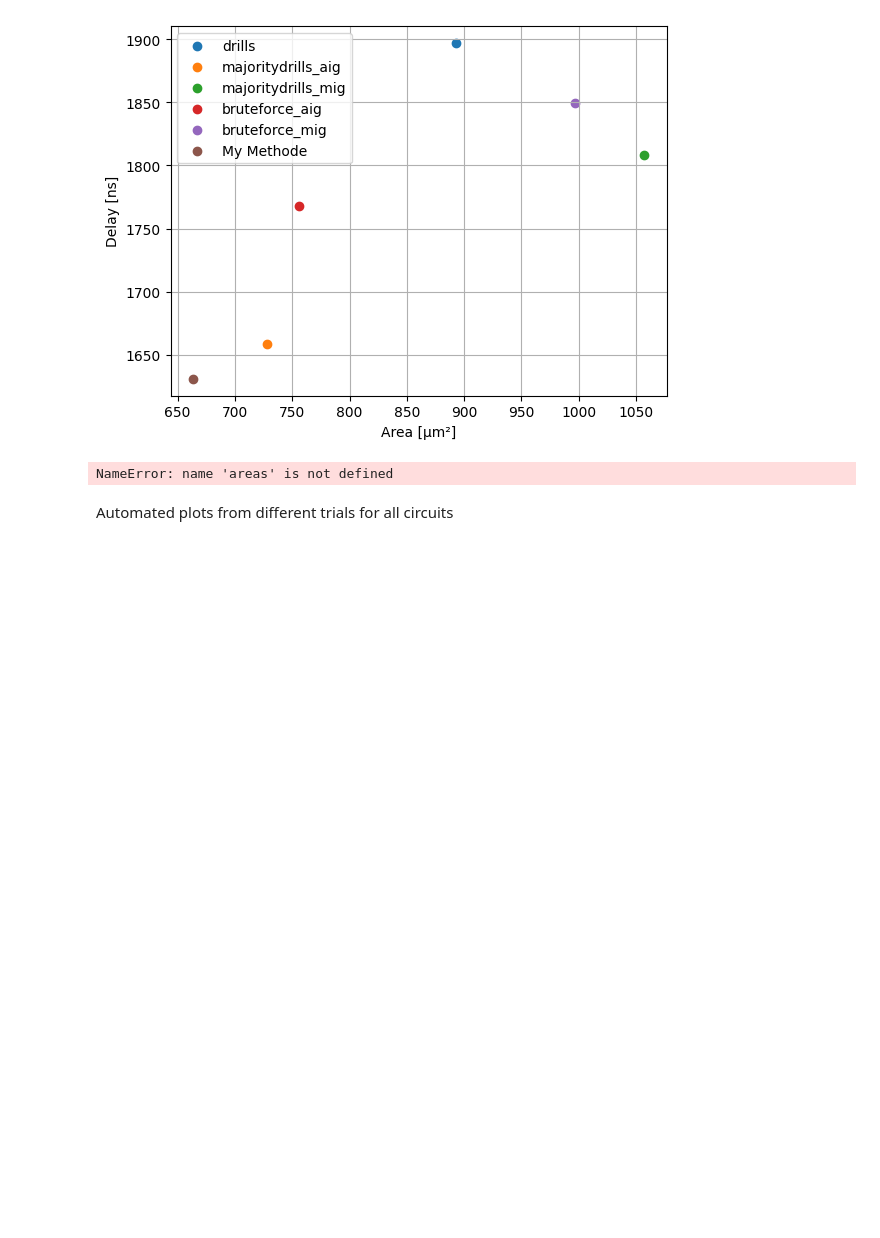
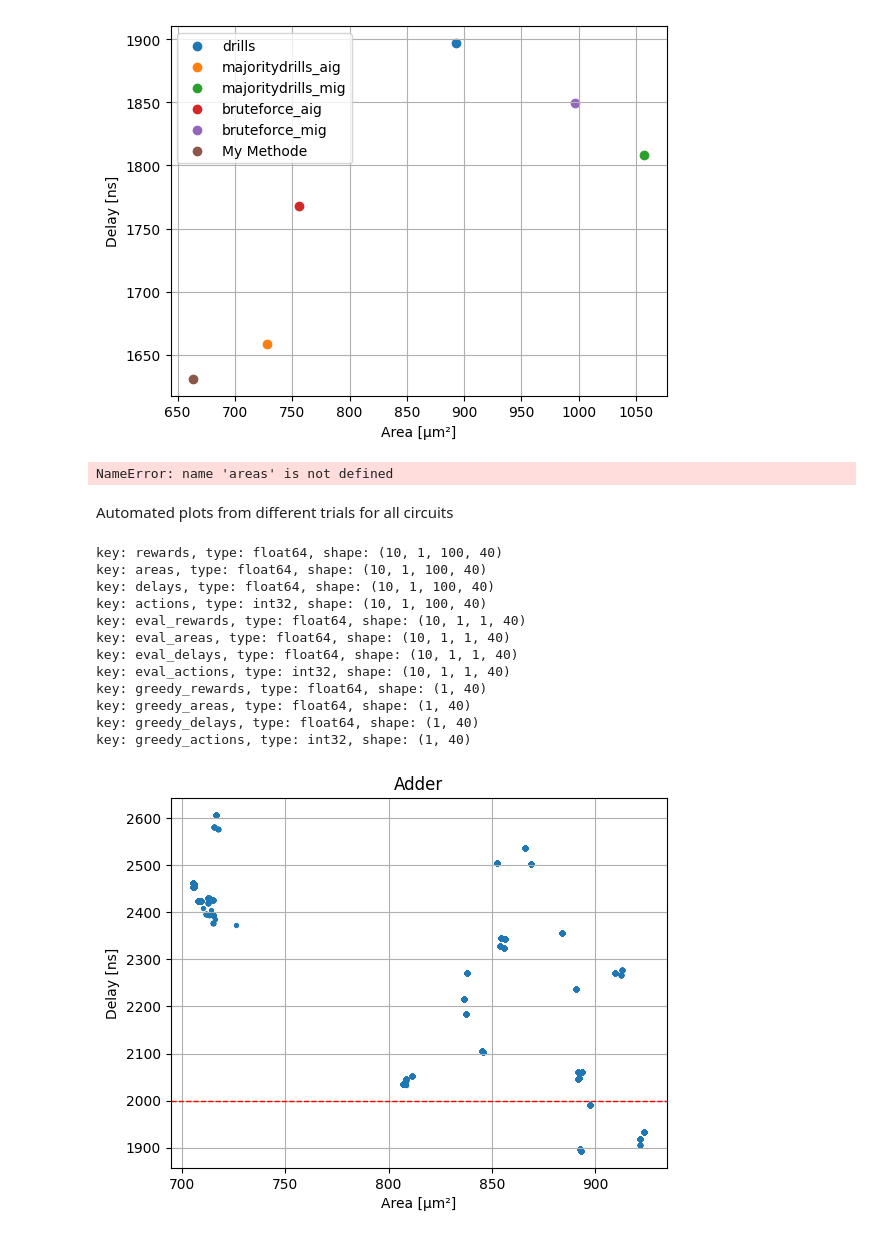
Before and after one commit to Kunzro/Reinforcement_Learning_for_Logic_Optimization, a Jupyter notebook: plots.ipynb, the cells around one changed output. Cells and saved outputs as stored; diff of their text form; code cells hidden in the pictures; blank space fills up the shorter version.

```diff
--- a/plots.ipynb
+++ b/plots.ipynb
@@ -255,2 +271,18 @@ def plot_results_for_circuit(previous_results, results_dirs, descriptions, exclu
     plt.show()
+# %%
+plot_result_space(results_dirs, ["basic_actions_gcn_lstm"], [], "adder")
+# %% [output]
+key: rewards, type: float64, shape: (10, 1, 100, 40)
+key: areas, type: float64, shape: (10, 1, 100, 40)
+key: delays, type: float64, shape: (10, 1, 100, 40)
+key: actions, type: int32, shape: (10, 1, 100, 40)
+key: eval_rewards, type: float64, shape: (10, 1, 1, 40)
+key: eval_areas, type: float64, shape: (10, 1, 1, 40)
+key: eval_delays, type: float64, shape: (10, 1, 1, 40)
+key: eval_actions, type: int32, shape: (10, 1, 1, 40)
+key: greedy_rewards, type: float64, shape: (1, 40)
+key: greedy_areas, type: float64, shape: (1, 40)
+key: greedy_delays, type: float64, shape: (1, 40)
+key: greedy_actions, type: int32, shape: (1, 40)
+[figure, added]
 # %%
```
Also changed, not shown: parts of 3 cells of this notebook, 4 other files.
